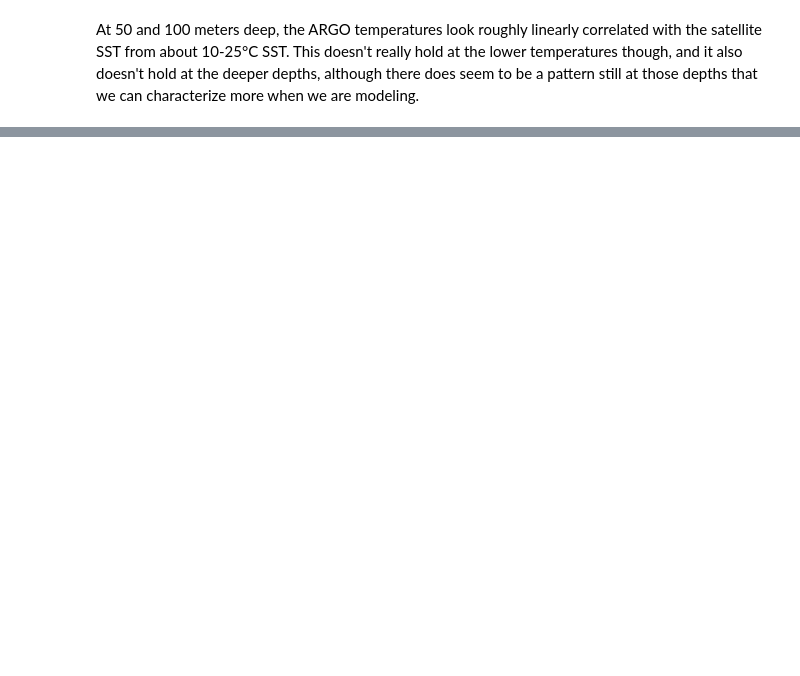
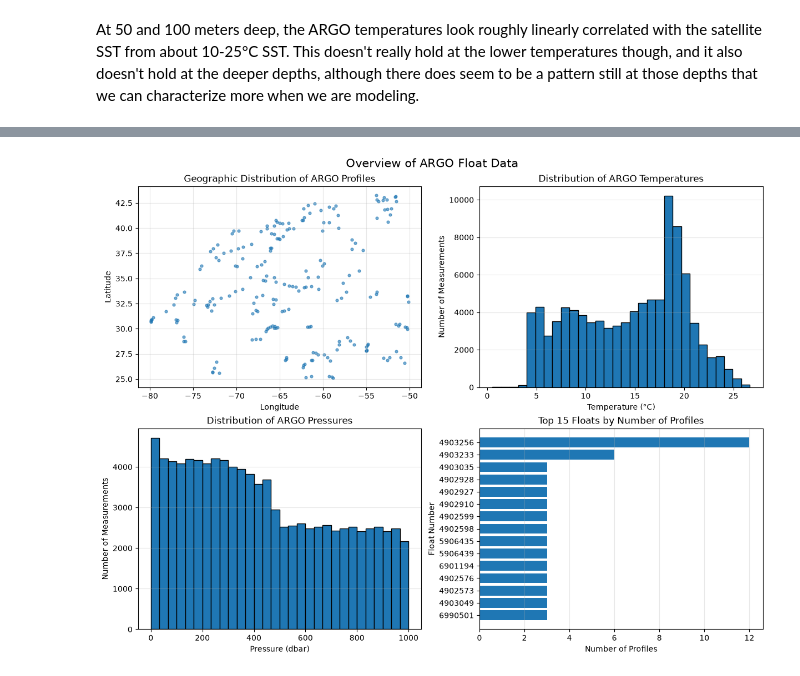
Before and after one commit to claranp/DSCI-403-Final-Project, a Jupyter notebook: exploratory_data_analysis.ipynb, the cells around one changed output, grey strips where cells are left out. Cells and saved outputs as stored; diff of their text form; code cells hidden in the pictures; blank space fills up the shorter version.

```diff
--- a/exploratory_data_analysis.ipynb
+++ b/exploratory_data_analysis.ipynb
@@ -234,0 +239,91 @@ At 50 and 100 meters deep, the ARGO temperatures look roughly linearly correlate
+# %%
+# General overview of ARGO float data
+
+# make dataframe w/ one row per float profile
+# each profile is ID by float and cycle #
+profiles_overview = (
+    full_df.groupby(['PLATFORM_NUMBER', 'CYCLE_NUMBER'])
+    .agg(
+        LATITUDE=('LATITUDE', 'mean'),
+        LONGITUDE=('LONGITUDE', 'mean'),
+        MEAN_TEMP=('TEMP', 'mean'),
+        MEAN_PRESSURE=('PRES', 'mean')
+    )
+    .reset_index()
+)
+
+# basic info about dataset
+print("ARGO FLOAT DATA OVERVIEW")
+print("-" * 35)
+print(f"Total measurements: {len(full_df):,}")
+print(f"Unique floats: {full_df['PLATFORM_NUMBER'].nunique():,}")
+print(f"Unique float profiles: {len(profiles_overview):,}")
+print(f"Temperature range: {full_df['TEMP'].min():.2f} to "
+      f"{full_df['TEMP'].max():.2f} °C")
+print(f"Pressure range: {full_df['PRES'].min():.2f} to "
+      f"{full_df['PRES'].max():.2f} dbar")
+
+# create 2x2 figure
+fig, axes = plt.subplots(2, 2, figsize=(12, 9),
+                         layout='constrained')
+
+# plot 1: geographic distribution of ARGO profiles
+axes[0, 0].scatter(
+    profiles_overview['LONGITUDE'],
+    profiles_overview['LATITUDE'],
+    s=12,
+    alpha=0.6
+)
+
+axes[0, 0].set_xlabel('Longitude')
+axes[0, 0].set_ylabel('Latitude')
+axes[0, 0].set_title('Geographic Distribution of ARGO Profiles')
+axes[0, 0].grid(alpha=0.3)
+
+# plot 2: distribution of measured temperatures
+axes[0, 1].hist(
+    full_df['TEMP'].dropna(),
+    bins=30,
+    edgecolor='black'
+)
+
+axes[0, 1].set_xlabel('Temperature (°C)')
+axes[0, 1].set_ylabel('Number of Measurements')
+axes[0, 1].set_title('Distribution of ARGO Temperatures')
+axes[0, 1].grid(axis='y', alpha=0.3)
+
+# plot 3: distribution of measured pressures
+axes[1, 0].hist(
+    full_df['PRES'].dropna(),
+    bins=30,
+    edgecolor='black'
+)
+
+axes[1, 0].set_xlabel('Pressure (dbar)')
+axes[1, 0].set_ylabel('Number of Measurements')
+axes[1, 0].set_title('Distribution of ARGO Pressures')
+axes[1, 0].grid(axis='y', alpha=0.3)
+
+# plot 4: # of profiles collected by each float
+profiles_per_float = (
+    profiles_overview.groupby('PLATFORM_NUMBER')['CYCLE_NUMBER']
+    .nunique()
+    .sort_values(ascending=False)
+    .head(15)
+    .sort_values()
+)
+
+axes[1, 1].barh(
+    profiles_per_float.index.astype(str),
+    profiles_per_float.values
+)
+
+axes[1, 1].set_xlabel('Number of Profiles')
+axes[1, 1].set_ylabel('Float Number')
+axes[1, 1].set_title('Top 15 Floats by Number of Profiles')
+axes[1, 1].grid(axis='x', alpha=0.3)
+
+fig.suptitle('Overview of ARGO Float Data', fontsize=15)
+
+plt.show()
+# %% [output]
@@ -234,0 +337 @@ At 50 and 100 meters deep, the ARGO temperatures look roughly linearly correlate
+[figure, added]
```
Also changed, not shown: parts of 6 cells of this notebook, 3 other files.
